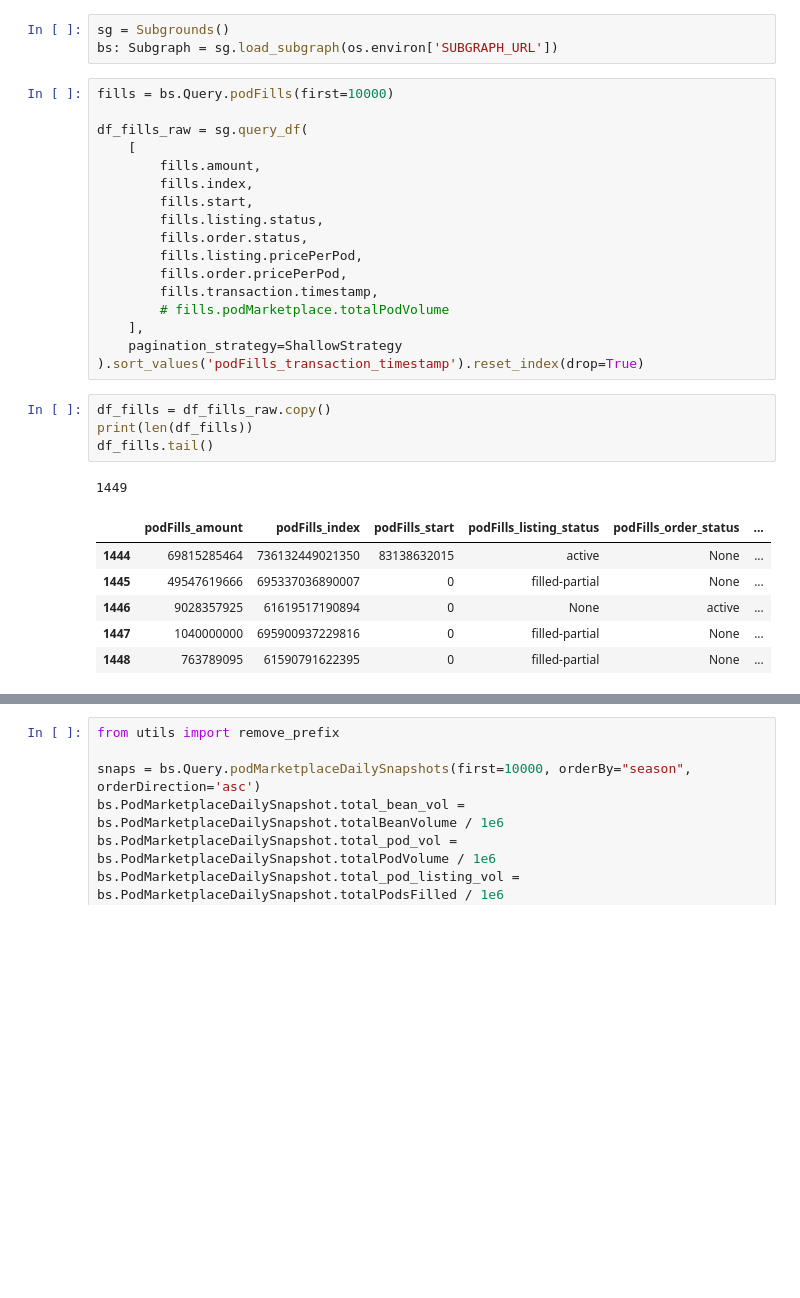
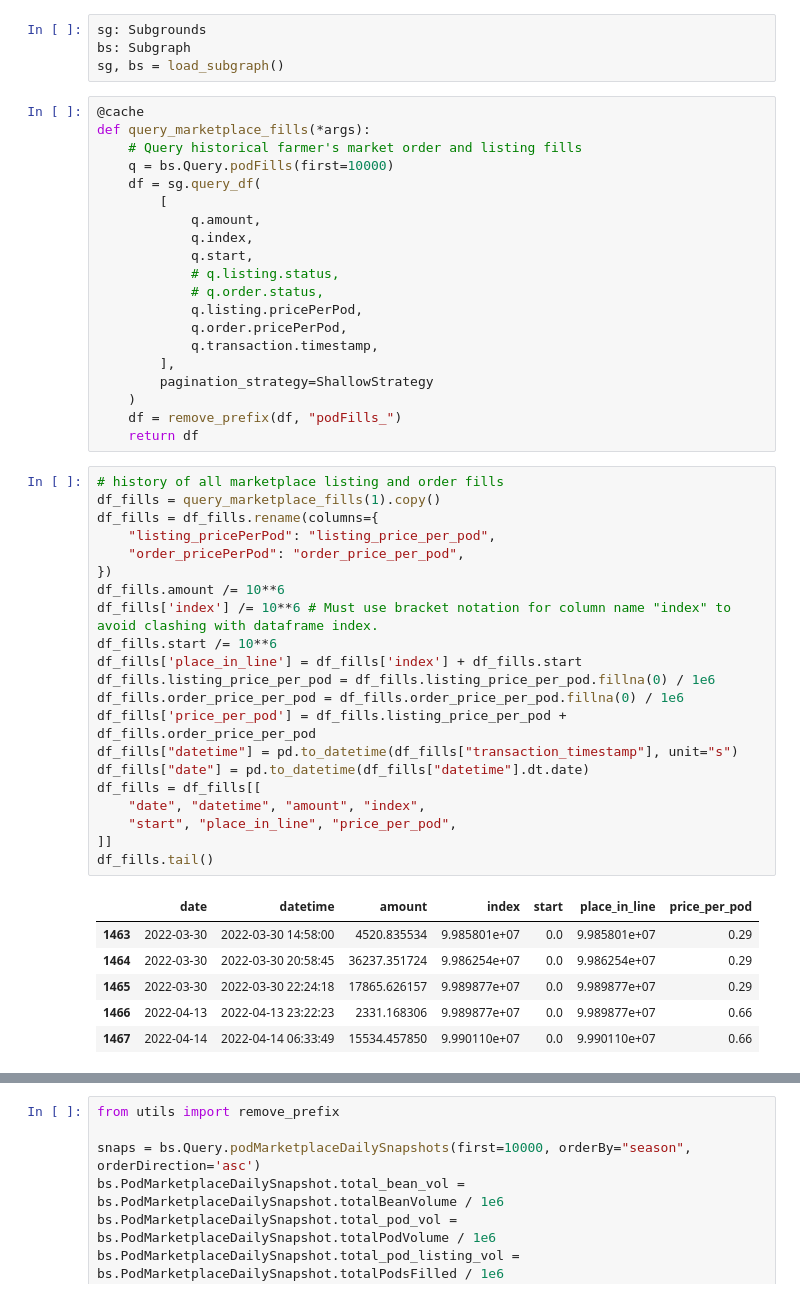
Before and after one commit to BeanstalkFarms/Beanstalk-Analytics, a Jupyter notebook: Field.ipynb, the cells around one changed output, grey strips where cells are left out. Cells and saved outputs as stored; diff of their text form; blank space fills up the shorter version.

Commit message:
Cleanup of field notebook and improvements to pod market history chart.

```diff
--- a/Field.ipynb
+++ b/Field.ipynb
@@ -22,32 +18,52 @@ True
 # %%
-sg = Subgrounds()
-bs: Subgraph = sg.load_subgraph(os.environ['SUBGRAPH_URL'])
+sg: Subgrounds
+bs: Subgraph
+sg, bs = load_subgraph()
 # %%
-fills = bs.Query.podFills(first=10000)
-
-df_fills_raw = sg.query_df(
-    [
-        fills.amount,
-        fills.index,
-        fills.start,
-        fills.listing.status,
-        fills.order.status,
-        fills.listing.pricePerPod,
-        fills.order.pricePerPod,
-        fills.transaction.timestamp,
-        # fills.podMarketplace.totalPodVolume
-    ],
-    pagination_strategy=ShallowStrategy
-).sort_values('podFills_transaction_timestamp').reset_index(drop=True)
+@cache
+def query_marketplace_fills(*args):
+    # Query historical farmer's market order and listing fills
+    q = bs.Query.podFills(first=10000)
+    df = sg.query_df(
+        [
+            q.amount,
+            q.index,
+            q.start,
+            # q.listing.status,
+            # q.order.status,
+            q.listing.pricePerPod,
+            q.order.pricePerPod,
+            q.transaction.timestamp,
+        ],
+        pagination_strategy=ShallowStrategy
+    )
+    df = remove_prefix(df, "podFills_")
+    return df
 # %%
-df_fills = df_fills_raw.copy()
-print(len(df_fills))
+# history of all marketplace listing and order fills
+df_fills = query_marketplace_fills(1).copy()
+df_fills = df_fills.rename(columns={
+    "listing_pricePerPod": "listing_price_per_pod",
+    "order_pricePerPod": "order_price_per_pod",
+})
+df_fills.amount /= 10**6
+df_fills['index'] /= 10**6 # Must use bracket notation for column name "index" to avoid clashing with dataframe index.
+df_fills.start /= 10**6
+df_fills['place_in_line'] = df_fills['index'] + df_fills.start
+df_fills.listing_price_per_pod = df_fills.listing_price_per_pod.fillna(0) / 1e6
+df_fills.order_price_per_pod = df_fills.order_price_per_pod.fillna(0) / 1e6
+df_fills['price_per_pod'] = df_fills.listing_price_per_pod + df_fills.order_price_per_pod
+df_fills["datetime"] = pd.to_datetime(df_fills["transaction_timestamp"], unit="s")
+df_fills["date"] = pd.to_datetime(df_fills["datetime"].dt.date)
+df_fills = df_fills[[
+    "date", "datetime", "amount", "index",
+    "start", "place_in_line", "price_per_pod",
+]]
 df_fills.tail()
 # %% [output]
-1449
-|  | podFills_amount | podFills_index | podFills_start | podFills_listing_status | podFills_order_status | ... |
-| 1444 | 69815285464 | 736132449021350 | 83138632015 | active | None | ... |
-| 1445 | 49547619666 | 695337036890007 | 0 | filled-partial | None | ... |
-| 1446 | 9028357925 | 61619517190894 | 0 | None | active | ... |
-| 1447 | 1040000000 | 695900937229816 | 0 | filled-partial | None | ... |
-| 1448 | 763789095 | 61590791622395 | 0 | filled-partial | None | ... |
+|  | date | datetime | amount | index | start | place_in_line | price_per_pod |
+| 1463 | 2022-03-30 | 2022-03-30 14:58:00 | 4520.835534 | 9.985801e+07 | 0.0 | 9.985801e+07 | 0.29 |
+| 1464 | 2022-03-30 | 2022-03-30 20:58:45 | 36237.351724 | 9.986254e+07 | 0.0 | 9.986254e+07 | 0.29 |
+| 1465 | 2022-03-30 | 2022-03-30 22:24:18 | 17865.626157 | 9.989877e+07 | 0.0 | 9.989877e+07 | 0.29 |
+| 1466 | 2022-04-13 | 2022-04-13 23:22:23 | 2331.168306 | 9.989877e+07 | 0.0 | 9.989877e+07 | 0.66 |
+| 1467 | 2022-04-14 | 2022-04-14 06:33:49 | 15534.457850 | 9.990110e+07 | 0.0 | 9.990110e+07 | 0.66 |
```
Also changed, not shown: parts of 5 cells of this notebook, 1 other file.
